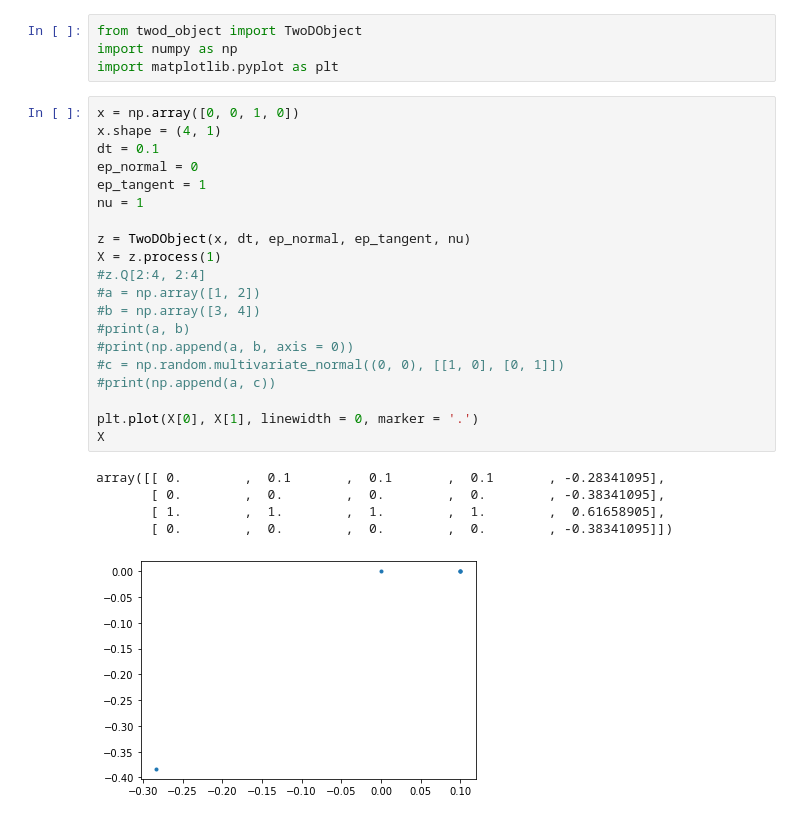
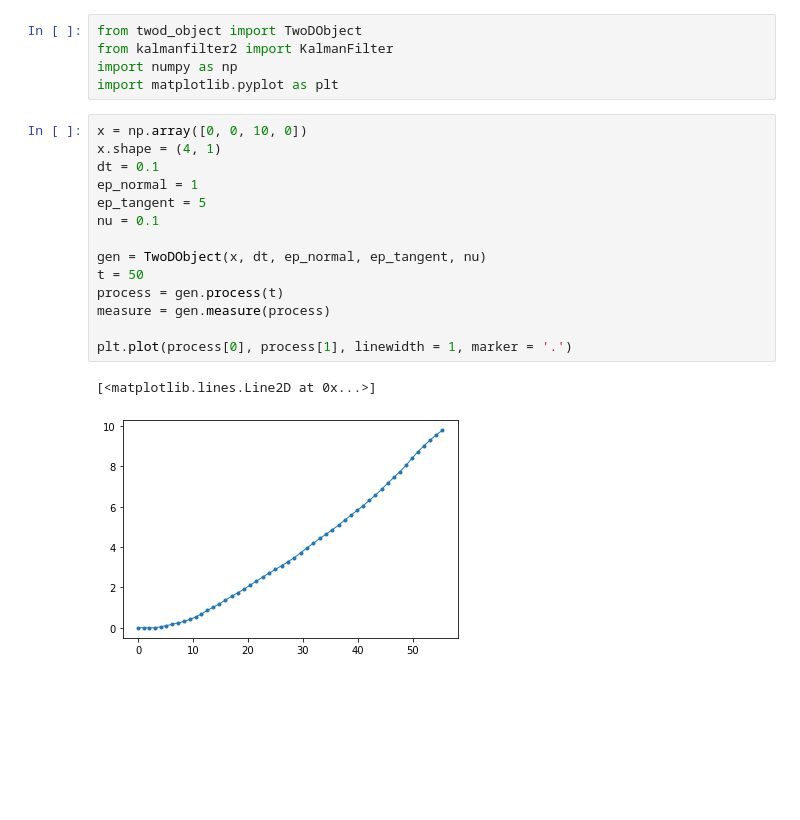
Before and after one commit to nidhipai/rips-2021-aerospace, a Jupyter notebook: test_rotated_noise.ipynb, the cells around one changed output. Saved outputs shown, nothing was run; the diff lists cells and outputs as text; blank space fills up the shorter version.

```diff
--- a/test_rotated_noise.ipynb
+++ b/test_rotated_noise.ipynb
@@ -1,30 +1,22 @@
 # %%
 from twod_object import TwoDObject
+from kalmanfilter2 import KalmanFilter
 import numpy as np
 import matplotlib.pyplot as plt
-# %%
-x = np.array([0, 0, 1, 0])
-x.shape = (4, 1)
-dt = 0.1
-ep_normal = 0
-ep_tangent = 1
-nu = 1
-
-z = TwoDObject(x, dt, ep_normal, ep_tangent, nu)
-X = z.process(1)
-#z.Q[2:4, 2:4]
-#a = np.array([1, 2])
-#b = np.array([3, 4])
-#print(a, b)
-#print(np.append(a, b, axis = 0))
-#c = np.random.multivariate_normal((0, 0), [[1, 0], [0, 1]])
-#print(np.append(a, c))
-
-plt.plot(X[0], X[1], linewidth = 0, marker = '.')
-X
-# %% [output]
-array([[ 0.        ,  0.1       ,  0.1       ,  0.1       , -0.28341095],
-       [ 0.        ,  0.        ,  0.        ,  0.        , -0.38341095],
-       [ 1.        ,  1.        ,  1.        ,  1.        ,  0.61658905],
-       [ 0.        ,  0.        ,  0.        ,  0.        , -0.38341095]])
-[figure, removed]
+# %%
+x = np.array([0, 0, 10, 0])
+x.shape = (4, 1)
+dt = 0.1
+ep_normal = 1
+ep_tangent = 5
+nu = 0.1
+
+gen = TwoDObject(x, dt, ep_normal, ep_tangent, nu)
+t = 50
+process = gen.process(t)
+measure = gen.measure(process)
+
+plt.plot(process[0], process[1], linewidth = 1, marker = '.')
+# %% [output]
+[<matplotlib.lines.Line2D at 0x...>]
+[figure, added]
```
Also changed, not shown: parts of 2 cells of this notebook, 3 other files.
